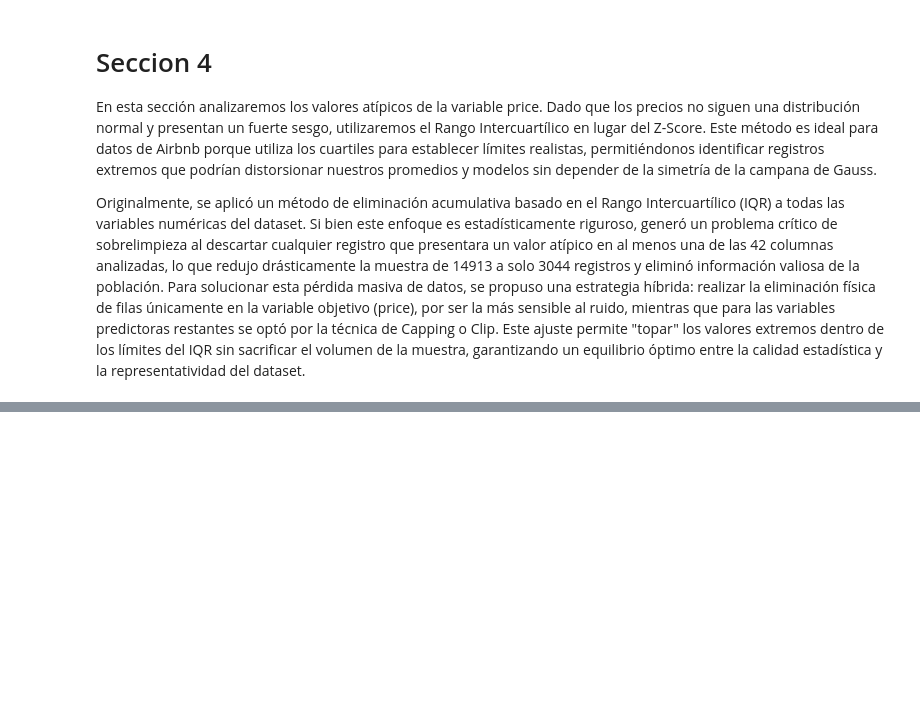
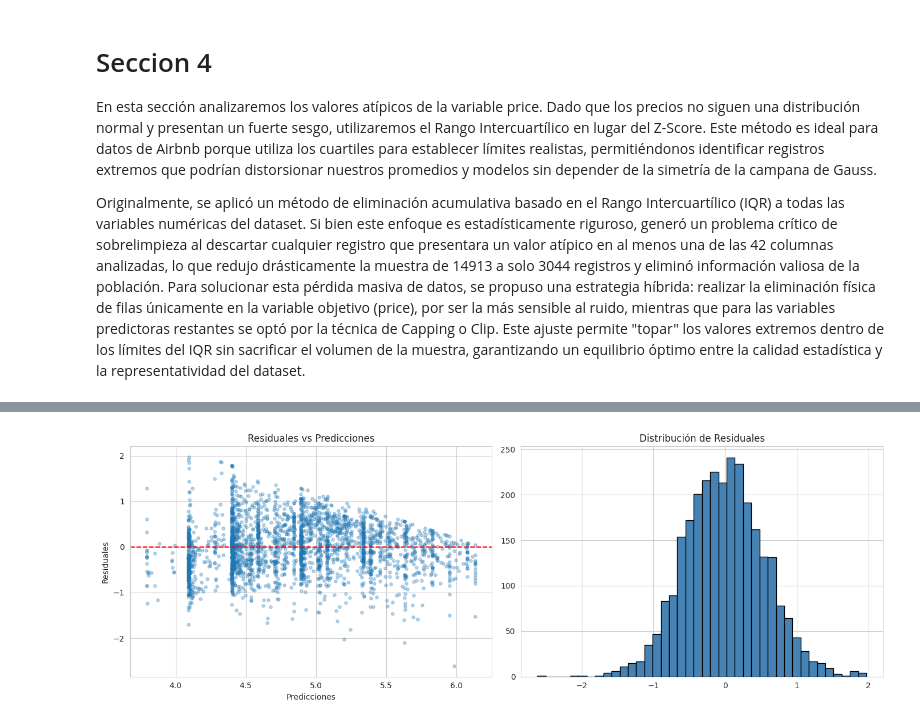
Before and after one commit to Santibari/Taller2-Analitica, a Jupyter notebook: Taller_1_EDA_Modelos_Regresion.ipynb, the cells around one changed output, grey strips where cells are left out. Drawn from its saved outputs; the diff is of its cells as text; code cells hidden in the pictures; blank space fills up the shorter version.

```diff
--- a/Taller_1_EDA_Modelos_Regresion.ipynb
+++ b/Taller_1_EDA_Modelos_Regresion.ipynb
@@ -1080,0 +1190,21 @@ df = df_clean.copy()
+# %%
+# MODELO DE REGRESION LINEAL MULTIVARIADO
+
+X_train_m, X_test_m, y_train_m, y_test_m = train_test_split(X_multi, y_multi, test_size=0.2, random_state=42)
+
+model_multi = LinearRegression()
+model_multi.fit(X_train_m, y_train_m)
+y_pred_m = model_multi.predict(X_test_m)
+
+print(f"R²:   {r2_score(y_test_m, y_pred_m):.4f}")
+print(f"RMSE: {np.sqrt(mean_squared_error(y_test_m, y_pred_m)):.4f}")
+
+# Coeficientes de cada variable
+coef_df = pd.DataFrame({'feature': features_multi, 'coeficiente': model_multi.coef_})
+print("\nCoeficientes:")
+print(coef_df)
+
+# Resumen estadístico con p-values (statsmodels)
+X_sm = sm.add_constant(X_train_m)
+model_sm = sm.OLS(y_train_m, X_sm).fit()
+print(model_sm.summary())
@@ -1080,0 +1229,18 @@ df = df_clean.copy()
+# %%
+# Estudio de residuales
+residuals = y_test_m - y_pred_m
+
+fig, axes = plt.subplots(1, 2, figsize=(14, 5))
+
+axes[0].scatter(y_pred_m, residuals, alpha=0.3, s=15)
+axes[0].axhline(0, color='red', linestyle='--')
+axes[0].set_xlabel('Predicciones')
+axes[0].set_ylabel('Residuales')
+axes[0].set_title('Residuales vs Predicciones')
+
+axes[1].hist(residuals, bins=40, color='steelblue', edgecolor='black')
+axes[1].set_title('Distribución de Residuales')
+plt.tight_layout()
+plt.show()
+# %% [output]
+[figure, added]
```
Also changed, not shown: parts of 15 cells of this notebook, 35 other files.
